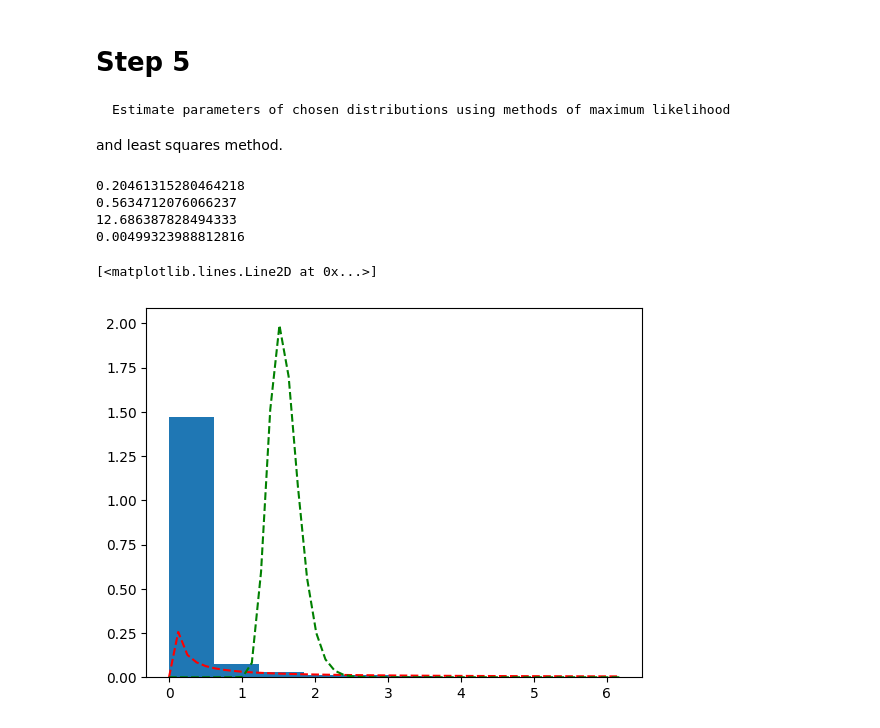
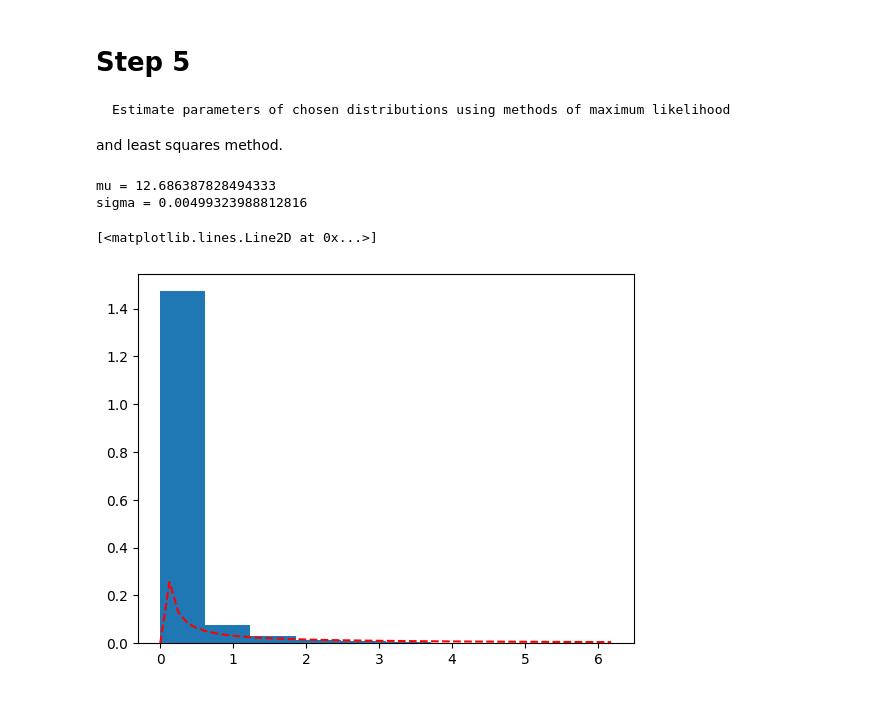
Before and after one commit to maximilian-g/mmsa_labs, a Jupyter notebook: mmsa_lab_1/step_5.ipynb, the cells around one changed output. Drawn from its saved outputs; the diff is of its cells as text; code cells hidden in the pictures.

```diff
--- a/mmsa_lab_1/step_5.ipynb
+++ b/mmsa_lab_1/step_5.ipynb
@@ -5,49 +5,27 @@ and least squares method.
 # %%
 import scipy
 import pandas as pd
 import numpy as np
 import matplotlib.pyplot as plt
 
 res = pd.read_csv('data/PS4_GamesSales.csv', header=0, encoding='unicode_escape')
 # fixing some data
 res.fillna(value='N\A', inplace=True)
 
-na_mean = res['North America'].mean()
-na_std = res['North America'].std()
-
-# maximum likelihood method
-# mu = mean value
-mu_mle = na_mean
-# sigma = standard deviation
-sigma_mle = na_std
-
 fit = scipy.stats.lognorm.fit(res['North America'])
 # fit returns alpha, loc, beta
 # parameters for North America
 mu = fit[0]
 sigma = fit[2]
 
-print(mu_mle)
-print(sigma_mle)
-print(mu)
-print(sigma)
-
-# TODO probably need to google how to estimate lognorm distribution using those methods
-
-# TODO probably it is lognormal distribution and following approach should be used:
-# The distribution parameters are determined using the fit function based on the maximum likelihood method
-# params = scipy.stats.lognorm.fit(df_curr_first['amount'])
-# pdf = scipy.stats.lognorm.pdf(x, *params)
+print("mu = {}".format(mu))
+print("sigma = {}".format(sigma))
 
 res['North America'].hist(density=True, bins=10, grid=False)
 x = np.linspace(0, res['North America'].max())
-# plt.plot(x, scipy.stats.lognorm.pdf(x, alpha_mom, beta_mom), 'm-')
 plt.plot(x, scipy.stats.lognorm.pdf(x, mu, sigma), 'r--')
-plt.plot(x, scipy.stats.lognorm.pdf(x, mu_mle, sigma_mle), 'g--')
 # %% [output]
-0.20461315280464218
-0.5634712076066237
-12.686387828494333
-0.00499323988812816
+mu = 12.686387828494333
+sigma = 0.00499323988812816
 [<matplotlib.lines.Line2D at 0x...>]
-[figure, old version]
+[figure, new version]
```
Also changed, not shown: 3 other files.
